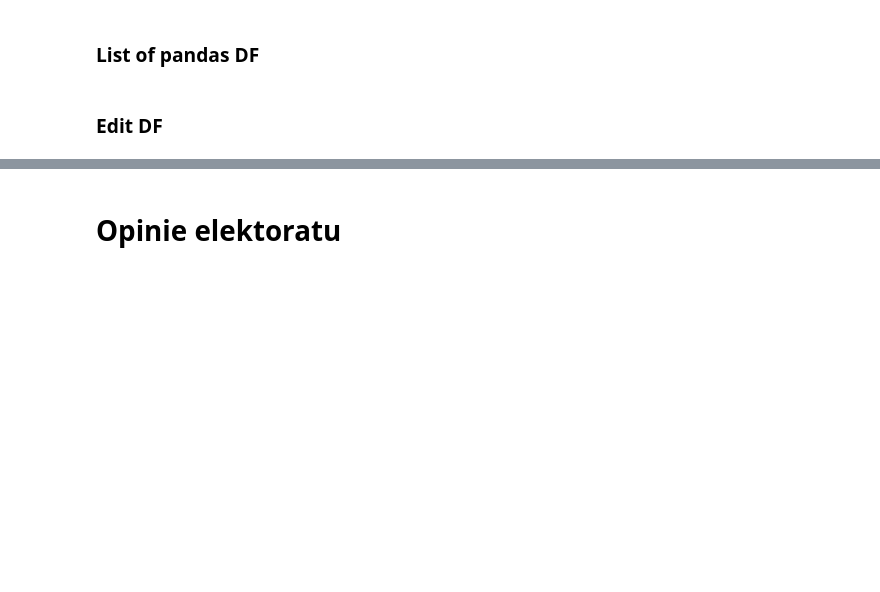
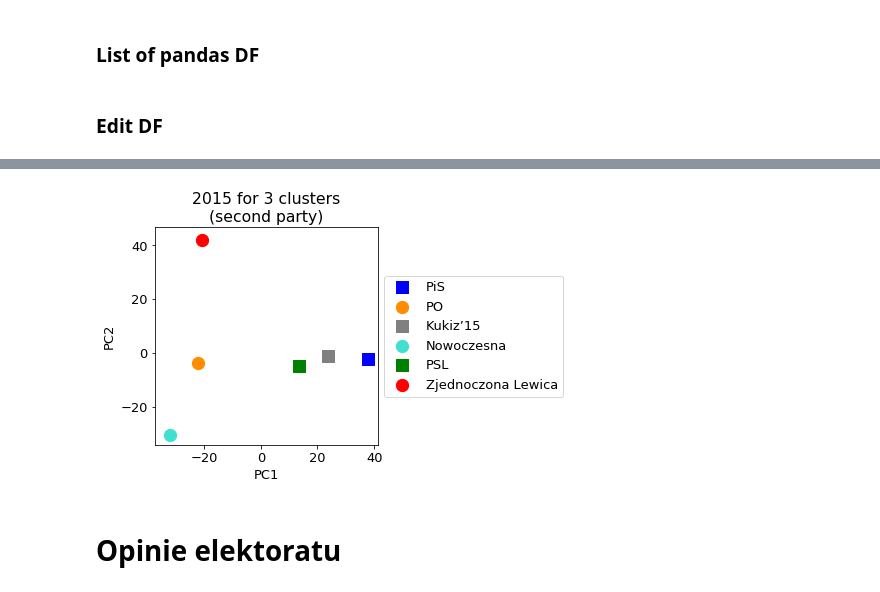
Before and after one commit to MarBry111/Forecast_Election_Poland, a Jupyter notebook: Compare_parties.ipynb, the cells around one changed output, grey strips where cells are left out. Cells and saved outputs as stored; diff of their text form; code cells hidden in the pictures; blank space fills up the shorter version.

```diff
--- a/Compare_parties.ipynb
+++ b/Compare_parties.ipynb
@@ -108,3 +110,45 @@ pd_list[0]
+# %%
+pd_work = pd_list[-6].iloc[:-1,:-3]
+pca = PCA(n_components=2)
+pca.fit(pd_work)
+
+X_pca=pca.transform(pd_work)
+
+parties_Kmeans = KMeans(n_clusters=2)
+parties_Kmeans = parties_Kmeans.fit(pd_work)
+
+mm = ['o', 's' ,'v']
+plt.figure(figsize=(4,4))
+plt.rcParams.update({'font.size': 13})
+
+m0 = parties_Kmeans.labels_[ np.where(pd_work.index.values =='PO')[0][0] ]
+m1 = parties_Kmeans.labels_[ np.where(pd_work.index.values =='PiS')[0][0] ]
+
+for i in range(pd_work.shape[0]):
+    m = mm[parties_Kmeans.labels_[i]]
+
+    p = pd_work.index.values.tolist( )[i]
+
+    if p == 'PO': c = 'darkorange'
+    elif p == 'PiS': c = 'blue'
+    elif p == 'Zjednoczona Lewica': c = 'red'
+    elif p == 'PSL': c = 'green'
+    elif p == "Nowoczesna": c = 'turquoise'
+    else: c = 'grey'
+
+    if parties_Kmeans.labels_[i] == m0: m='o'
+    else: m='s'
+
+    plt.scatter(X_pca[i,0],X_pca[i,1], marker=m, c=c, s = 150)
+
+plt.title('2015 for 3 clusters\n(second party)')
+plt.xlabel("PC1")
+plt.ylabel("PC2")
+plt.legend(pd_work.index.values.tolist( ), loc='center left', bbox_to_anchor=(1, 0.5))
+plt.savefig('dane_pdf/charaktetyryka_pogladow/images/2015_3_clusters_sp.png',
+               bbox_inches='tight')
+# %% [output]
+[figure, added]
 # %% [markdown]
 # Opinie elektoratu
 # %%
```
Also changed, not shown: parts of 16 cells of this notebook, 1 other file.
